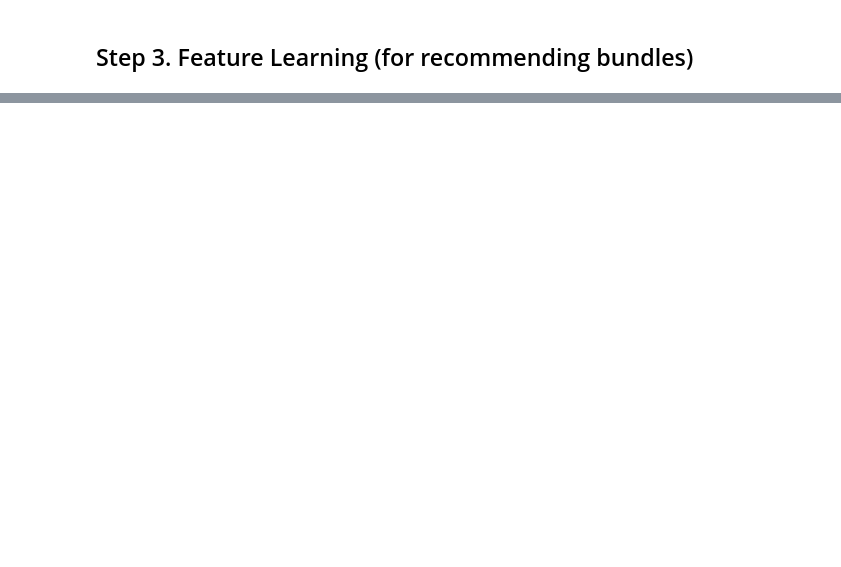
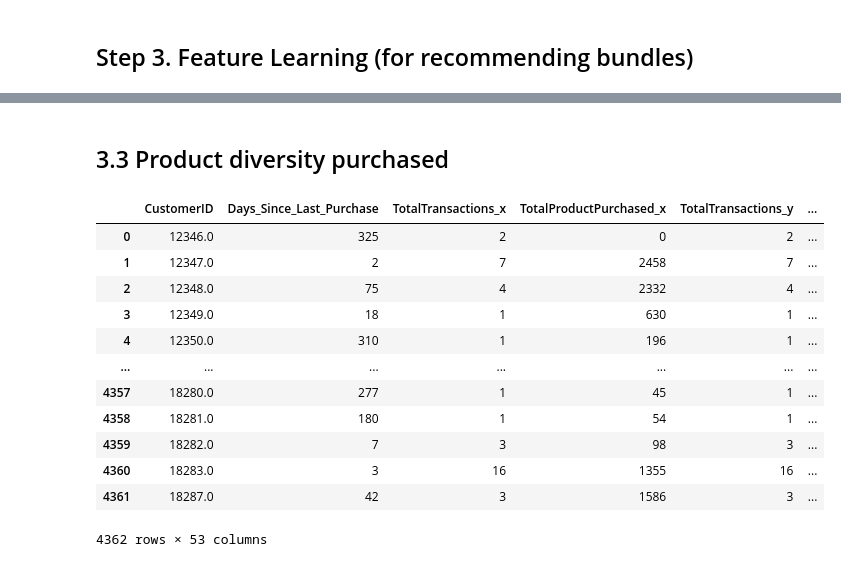
Before and after one commit to gzhang8763/ecommerce_timeseriesanalysis, a Jupyter notebook: Bundle Recommender.ipynb, the cells around one changed output, grey strips where cells are left out. Cells and saved outputs as stored; diff of their text form; code cells hidden in the pictures; blank space fills up the shorter version.

```diff
--- a/Bundle Recommender.ipynb
+++ b/Bundle Recommender.ipynb
@@ -334,0 +399,23 @@ df
+# %% [markdown]
+## 3.3 Product diversity purchased
+# %%
+unique_products_purchased = df.groupby("CustomerID")["StockCode"].nunique().reset_index()
+unique_products_purchased.rename(columns={'StockCode': 'Unique_Products_Purchased'}, inplace=True)
+
+# Merge the new feature into the customer_data dataframe
+customer_data = pd.merge(customer_data, unique_products_purchased, on='CustomerID')
+customer_data
+# %% [output]
+|  | CustomerID | Days_Since_Last_Purchase | TotalTransactions_x | TotalProductPurchased_x | TotalTransactions_y | ... |
+| 0 | 12346.0 | 325 | 2 | 0 | 2 | ... |
+| 1 | 12347.0 | 2 | 7 | 2458 | 7 | ... |
+| 2 | 12348.0 | 75 | 4 | 2332 | 4 | ... |
+| 3 | 12349.0 | 18 | 1 | 630 | 1 | ... |
+| 4 | 12350.0 | 310 | 1 | 196 | 1 | ... |
+| ... | ... | ... | ... | ... | ... | ... |
+| 4357 | 18280.0 | 277 | 1 | 45 | 1 | ... |
+| 4358 | 18281.0 | 180 | 1 | 54 | 1 | ... |
+| 4359 | 18282.0 | 7 | 3 | 98 | 3 | ... |
+| 4360 | 18283.0 | 3 | 16 | 1355 | 16 | ... |
+| 4361 | 18287.0 | 42 | 3 | 1586 | 3 | ... |
+4362 rows × 53 columns
```
Also changed, not shown: parts of 23 cells of this notebook.
